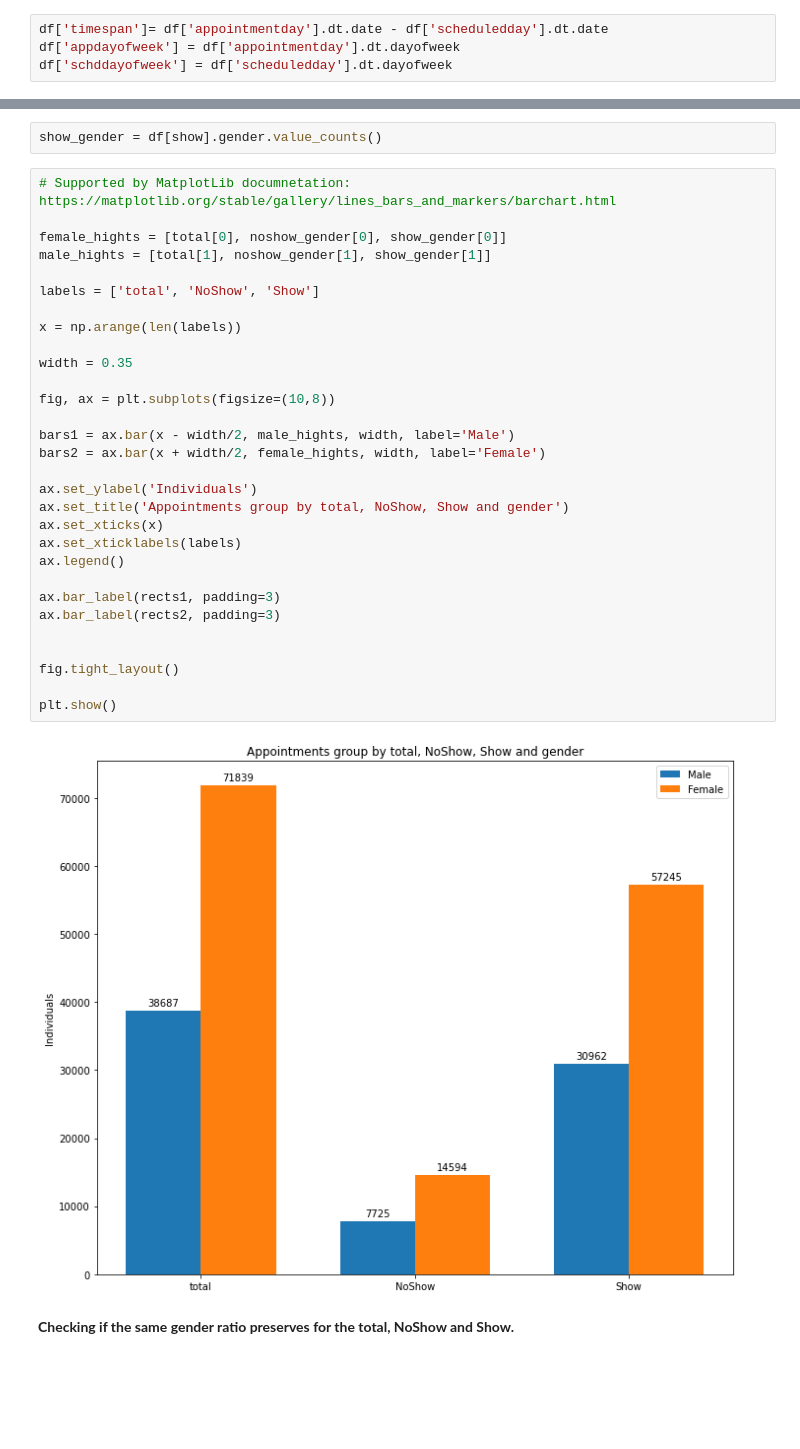
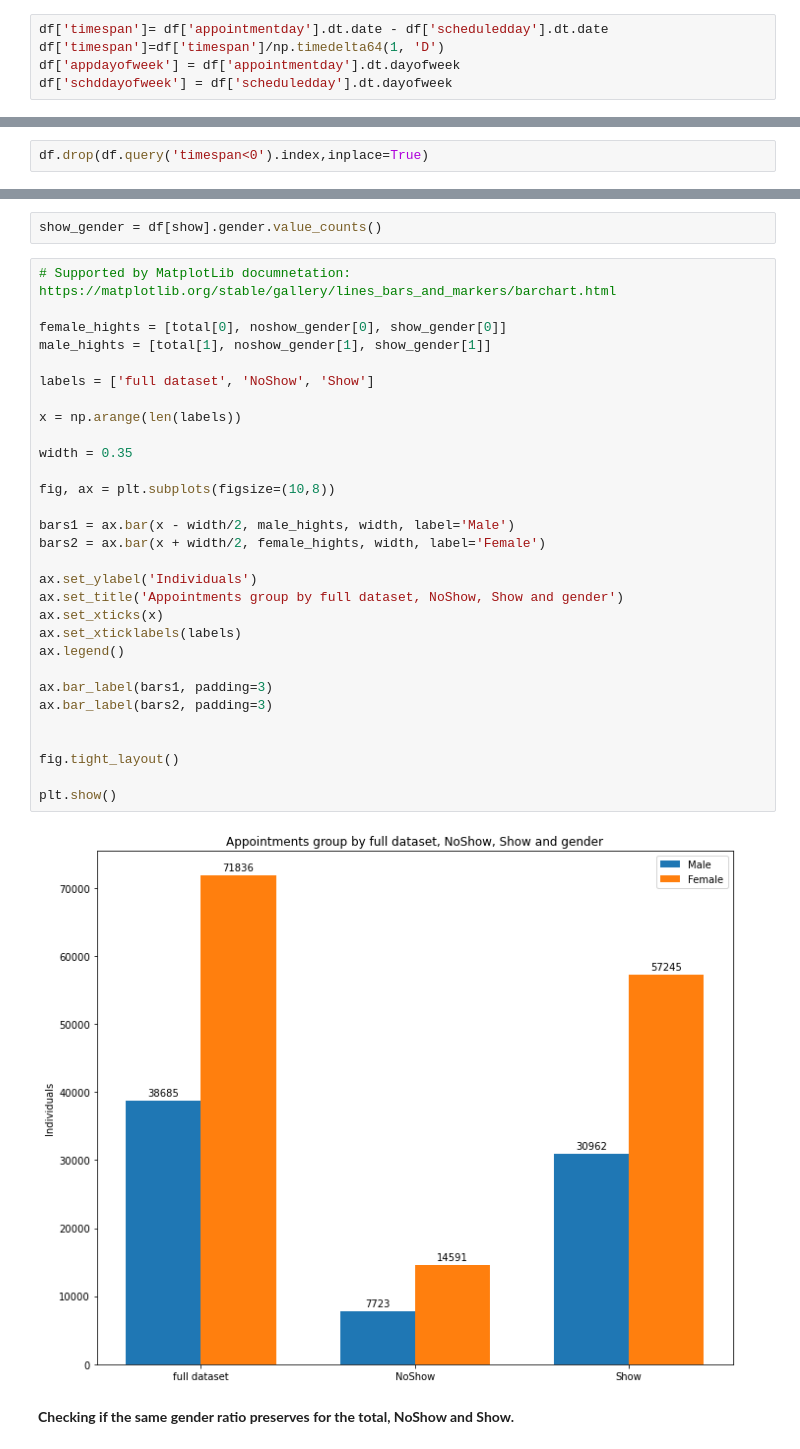
Before and after one commit to mpicanco/udacity_proj2, a Jupyter notebook: investigate-a-dataset-template.ipynb, the cells around one changed output, grey strips where cells are left out. Drawn from its saved outputs; the diff is of its cells as text; blank space fills up the shorter version.

```diff
--- a/investigate-a-dataset-template.ipynb
+++ b/investigate-a-dataset-template.ipynb
@@ -225,6 +225,7 @@ Age min value:0 , Age Max value:115
 - ***Creating the column schddayofweek column day of the week of scheduledday colouns.***
 # %%
 df['timespan']= df['appointmentday'].dt.date - df['scheduledday'].dt.date
+df['timespan']=df['timespan']/np.timedelta64(1, 'D')
 df['appdayofweek'] = df['appointmentday'].dt.dayofweek
 df['schddayofweek'] = df['scheduledday'].dt.dayofweek
 # %%
@@ -249,0 +299,2 @@ df.head(50)
+# %%
+df.drop(df.query('timespan<0').index,inplace=True)
@@ -273,35 +342,35 @@ show_gender = df[show].gender.value_counts()
 # %%
 # Supported by MatplotLib documnetation: https://matplotlib.org/stable/gallery/lines_bars_and_markers/barchart.html
 
 female_hights = [total[0], noshow_gender[0], show_gender[0]]
 male_hights = [total[1], noshow_gender[1], show_gender[1]]
 
-labels = ['total', 'NoShow', 'Show']
+labels = ['full dataset', 'NoShow', 'Show']
 
 x = np.arange(len(labels))
 
 width = 0.35
 
 fig, ax = plt.subplots(figsize=(10,8))
 
 bars1 = ax.bar(x - width/2, male_hights, width, label='Male')
 bars2 = ax.bar(x + width/2, female_hights, width, label='Female')
 
 ax.set_ylabel('Individuals')
-ax.set_title('Appointments group by total, NoShow, Show and gender')
+ax.set_title('Appointments group by full dataset, NoShow, Show and gender')
 ax.set_xticks(x)
 ax.set_xticklabels(labels)
 ax.legend()
 
-ax.bar_label(rects1, padding=3)
-ax.bar_label(rects2, padding=3)
+ax.bar_label(bars1, padding=3)
+ax.bar_label(bars2, padding=3)
 
 
 fig.tight_layout()
 
 plt.show()
 # %% [output]
-[figure, old version]
+[figure, new version]
 # %% [markdown]
 **Checking if the same gender ratio preserves for the total, NoShow and Show.**
 # %%
```
Also changed, not shown: parts of 27 cells of this notebook.
